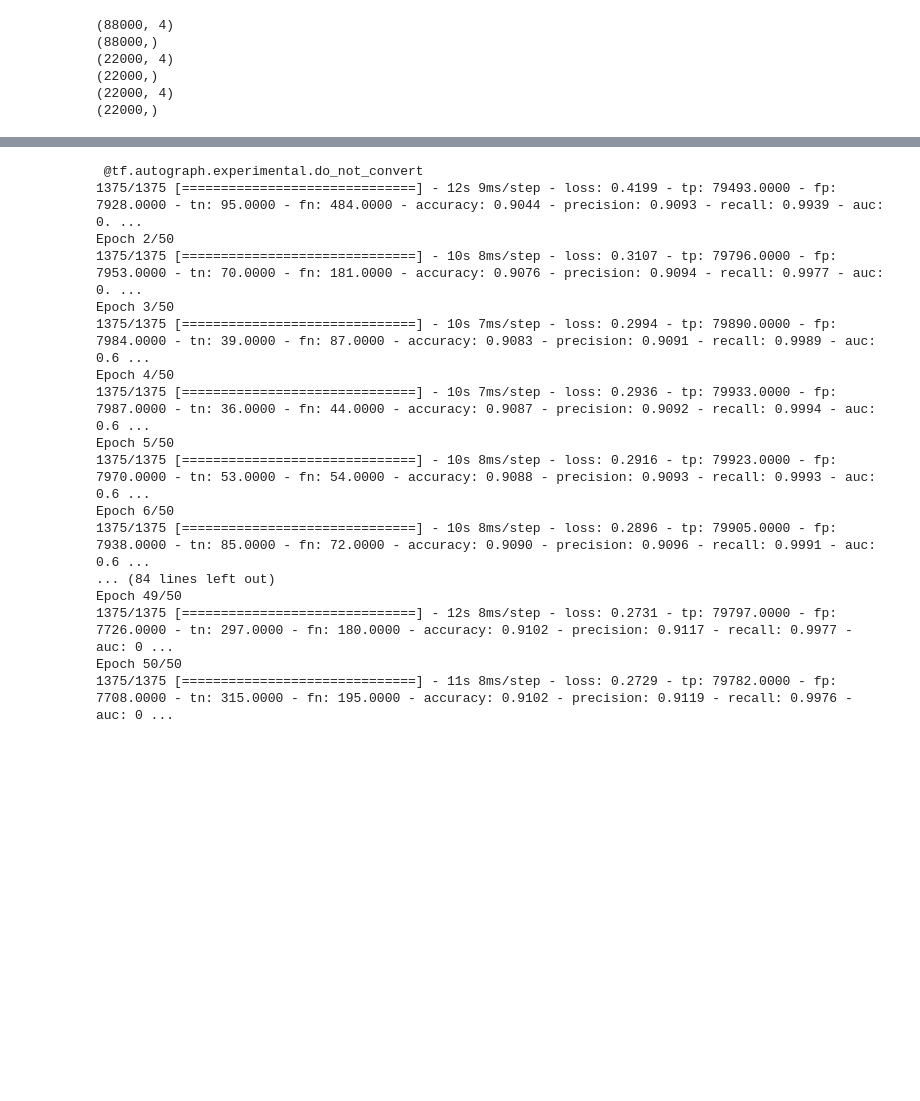
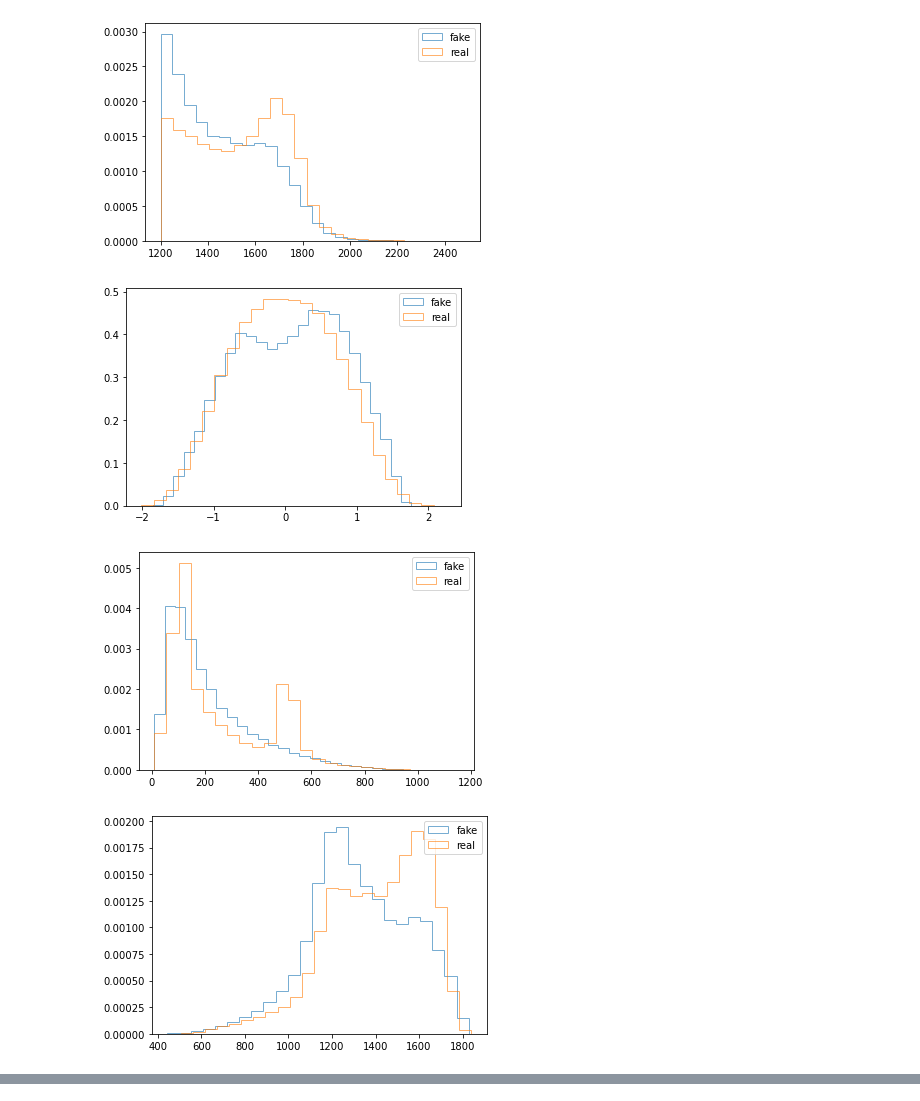
Before and after one commit to hmyin516/AnomalyDetection, a Jupyter notebook: DijetGAN/classifier.ipynb, the cells around one changed output, grey strips where cells are left out. Saved outputs shown, nothing was run; the diff lists cells and outputs as text; code cells hidden in the pictures; blank space fills up the shorter version.

Commit message:
working classifier

```diff
--- a/DijetGAN/classifier.ipynb
+++ b/DijetGAN/classifier.ipynb
@@ -135,3 +106,5 @@ gc.collect()
+# %%
+real_data = sample_data(size=100000)
 # %%
 np_bg_SB_trimmed = np.delete(np_bg_SB, [i for i in range(np_bg_SB.shape[0] % (BATCH_SIZE * 4))], axis = 0)
 
@@ -139,5 +112,3 @@ np_bg_SB_trimmed = np.delete(np_bg_SB, [i for i in range(np_bg_SB.shape[0] % (BA
 scaler = MinMaxScaler((-1,1)).fit(np_bg_SB_trimmed[:,:-1])
 scaler_mjj = MinMaxScaler((0,1)).fit(np_bg_SB_trimmed[:,-1].reshape(-1,1))
 np_bg_SB_scaled = np.concatenate((scaler.transform(np_bg_SB_trimmed[:,:-1]), scaler_mjj.transform(np_bg_SB_trimmed[:,-1].reshape(-1,1))), axis = 1)
-# %%
-gen_model = tf.keras.models.load_model('../DijetGan/generator.h5')
@@ -207,2 +114,0 @@ def sample_labels_actual(refdata = np_combined_SR,size= 10000):
-# %%
-real_data = sample_labels_actual(size= 100000)
@@ -232,14 +115,17 @@ x_train,x_val,y_train,y_val= train_test_split(dataset[:,0:4],dataset[:,-1], test
-# %%
-print(x_train.shape)
-print(y_train.shape)
-print(x_val.shape)
-print(y_val.shape)
-print(x_test.shape)
-print(y_test.shape)
-# %% [output]
-(88000, 4)
-(88000,)
-(22000, 4)
-(22000,)
-(22000, 4)
-(22000,)
+# %%
+generated_data = generate_gan(gen_model,np_combined_SR)
+generated_data2 = generate_gan(gen_model,np_combined_SR)
+generated_data = np.concatenate((generated_data,generated_data2), axis = 0)
+generated_data_labeled  = np.copy(generated_data)
+generated_data_labeled = np.append(generated_data_labeled,np.zeros([len(generated_data_labeled),1]),1)
+# %%
+for i in range(0,10):
+    plt.hist(generated_data[:,i],25,alpha=0.6,histtype = 'step',label = 'fake',density = True)
+    plt.hist(real_data[:,i],25,alpha = 0.6,histtype = 'step',label = 'real',density = True)
+    plt.legend()
+    plt.show()
+# %% [output]
+[figure, added]
+[figure, added]
+[figure, added]
+[figure, added]
@@ -267,21 +149,0 @@ def classifier_model():
-# %%
-classifier = classifier_model()
-history = classifier.fit(x_train, y_train, epochs=50, batch_size=64,validation_data=(x_val,y_val))
-# %% [output]
- @tf.autograph.experimental.do_not_convert
-1375/1375 [==============================] - 12s 9ms/step - loss: 0.4199 - tp: 79493.0000 - fp: 7928.0000 - tn: 95.0000 - fn: 484.0000 - accuracy: 0.9044 - precision: 0.9093 - recall: 0.9939 - auc: 0. ...
-Epoch 2/50
-1375/1375 [==============================] - 10s 8ms/step - loss: 0.3107 - tp: 79796.0000 - fp: 7953.0000 - tn: 70.0000 - fn: 181.0000 - accuracy: 0.9076 - precision: 0.9094 - recall: 0.9977 - auc: 0. ...
-Epoch 3/50
-1375/1375 [==============================] - 10s 7ms/step - loss: 0.2994 - tp: 79890.0000 - fp: 7984.0000 - tn: 39.0000 - fn: 87.0000 - accuracy: 0.9083 - precision: 0.9091 - recall: 0.9989 - auc: 0.6 ...
-Epoch 4/50
-1375/1375 [==============================] - 10s 7ms/step - loss: 0.2936 - tp: 79933.0000 - fp: 7987.0000 - tn: 36.0000 - fn: 44.0000 - accuracy: 0.9087 - precision: 0.9092 - recall: 0.9994 - auc: 0.6 ...
-Epoch 5/50
-1375/1375 [==============================] - 10s 8ms/step - loss: 0.2916 - tp: 79923.0000 - fp: 7970.0000 - tn: 53.0000 - fn: 54.0000 - accuracy: 0.9088 - precision: 0.9093 - recall: 0.9993 - auc: 0.6 ...
-Epoch 6/50
-1375/1375 [==============================] - 10s 8ms/step - loss: 0.2896 - tp: 79905.0000 - fp: 7938.0000 - tn: 85.0000 - fn: 72.0000 - accuracy: 0.9090 - precision: 0.9096 - recall: 0.9991 - auc: 0.6 ...
-... (84 lines left out)
-Epoch 49/50
-1375/1375 [==============================] - 12s 8ms/step - loss: 0.2731 - tp: 79797.0000 - fp: 7726.0000 - tn: 297.0000 - fn: 180.0000 - accuracy: 0.9102 - precision: 0.9117 - recall: 0.9977 - auc: 0 ...
-Epoch 50/50
-1375/1375 [==============================] - 11s 8ms/step - loss: 0.2729 - tp: 79782.0000 - fp: 7708.0000 - tn: 315.0000 - fn: 195.0000 - accuracy: 0.9102 - precision: 0.9119 - recall: 0.9976 - auc: 0 ...
```
Also changed, not shown: parts of 76 cells of this notebook.
